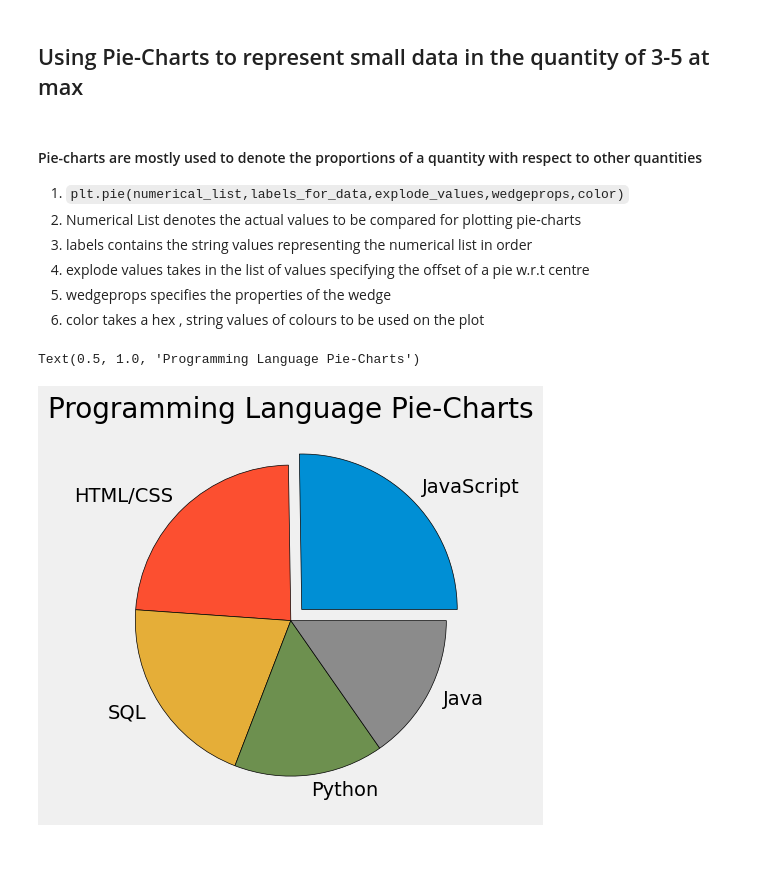
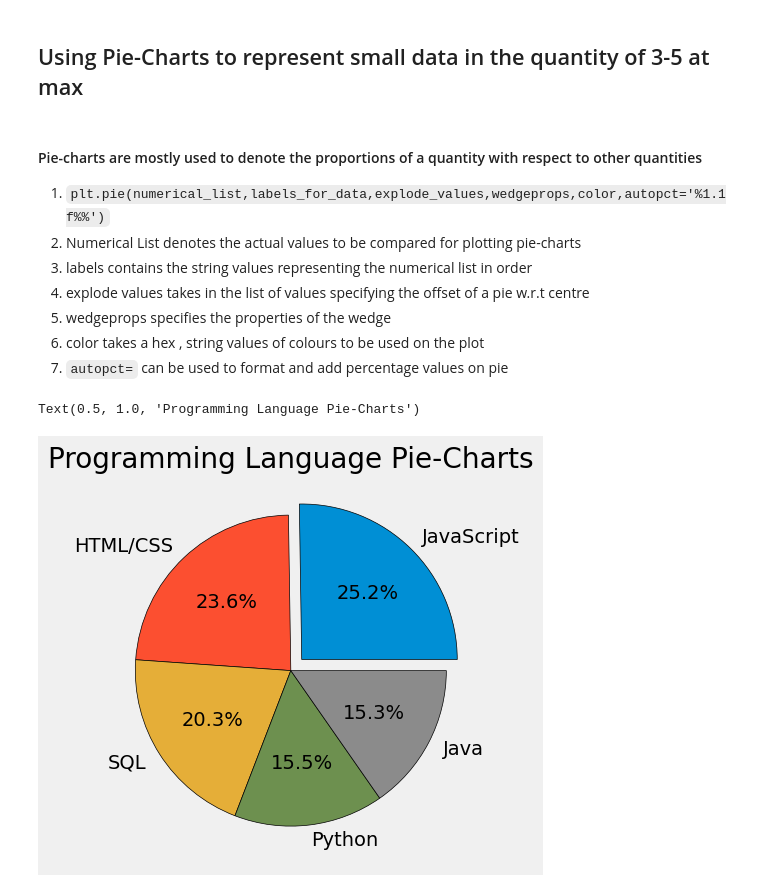
Before and after one commit to SianRods/PythonSourceFiles, a Jupyter notebook: Data_Visualization-Matplotlib/Pie_Charts.ipynb, the cells around one changed output. Drawn from its saved outputs; the diff is of its cells as text; code cells hidden in the pictures; blank space fills up the shorter version.

Commit message:
stack_plots

```diff
--- a/Data_Visualization-Matplotlib/Pie_Charts.ipynb
+++ b/Data_Visualization-Matplotlib/Pie_Charts.ipynb
@@ -5,12 +5,13 @@ from matplotlib import pyplot as plt
 import numpy as np
 # %% [markdown]
 #### Pie-charts are mostly used to denote the proportions of a quantity with respect to other quantities
-1. `plt.pie(numerical_list,labels_for_data,explode_values,wedgeprops,color)`
+1. `plt.pie(numerical_list,labels_for_data,explode_values,wedgeprops,color,autopct='%1.1f%%')`
 2. Numerical List denotes the actual values to be compared for plotting pie-charts
 3. labels contains the string values representing the numerical list in order
 4. explode values takes in the list of values specifying the offset of a pie w.r.t centre
 5. wedgeprops specifies the properties of the wedge
 6. color takes a hex , string values of colours to be used on the plot
+7. `autopct=` can be used to format and add percentage values on pie
 # %%
 slices = [59219,55466,47544,36443,35917]
 labels_lst=['JavaScript','HTML/CSS','SQL','Python','Java']  #Has to be mentioned in the order as the numerical values
@@ -19,9 +20,9 @@ explode_values=[0.1,0,0,0,0]
 colors_lst=['Blue','Green','Orange','Pink','Purple']
 # %%
 plt.style.use("fivethirtyeight")
-plt.pie(slices,labels=labels_lst,explode=explode_values,wedgeprops={'edgecolor':'black'})
+plt.pie(slices,labels=labels_lst,explode=explode_values,wedgeprops={'edgecolor':'black'},autopct='%1.1f%%')
 plt.title("Programming Language Pie-Charts")
 # I f we don't specify any colors the by-default colors of the choosen style will be used
 # %% [output]
 Text(0.5, 1.0, 'Programming Language Pie-Charts')
-[figure, old version]
+[figure, new version]
```
Also changed, not shown: 1 other file.
